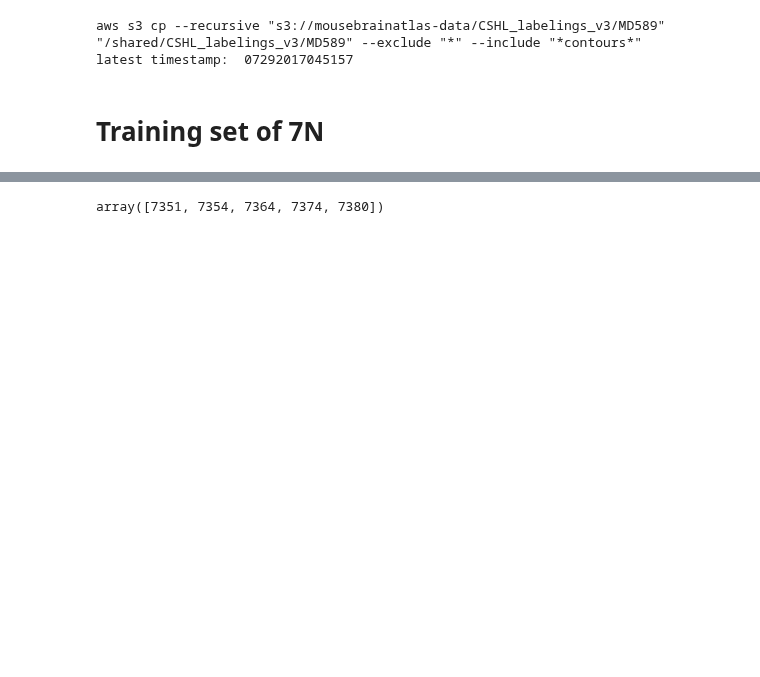
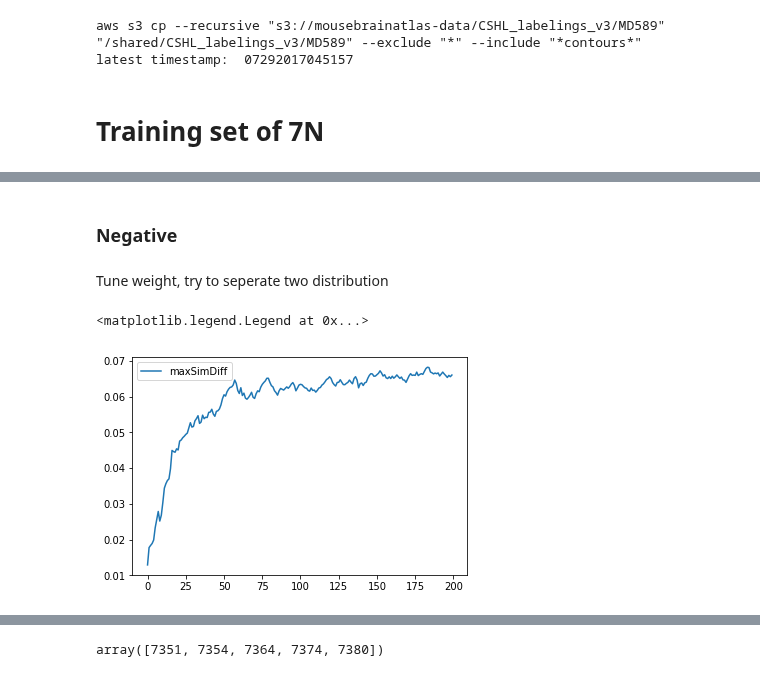
Before and after one commit to xiangjiph/MouseBrainAtlas, a Jupyter notebook: XJ/Blob_detection_v3.3(Analyze whole brain-stem data).ipynb, the cells around one changed output, grey strips where cells are left out. Drawn from its saved outputs; the diff is of its cells as text; code cells hidden in the pictures; blank space fills up the shorter version.

```diff
--- a/XJ/Blob_detection_v3.3(Analyze whole brain-stem data).ipynb
+++ b/XJ/Blob_detection_v3.3(Analyze whole brain-stem data).ipynb
@@ -50,0 +49,3 @@ Folder already exists: /shared/MouseBrainAtlasXiang/XJ/Output/Collect_typical_bl
+# %%
+def fun_similar_ratio(data, threshold_simu):
+    return np.float(np.count_nonzero(data>threshold_simu))/len(data)
@@ -115,7 +134,9 @@ latest timestamp:  07292017045157
 # %%
 structure_name = '7N'
 TBID_in_structure = collections.defaultdict(dict)
+FTBID_in_structure = collections.defaultdict(dict)
 for tempSec in set(section_load_list).intersection(structure_section_list[structure_name]):
     TBID_in_structure[tempSec][structure_name] =  np.where(fun_blobs_in_polygen(typical_blob_props[tempSec]['centroid'], vertice_dic[structure_name][tempSec]))[0]
+    FTBID_in_structure[tempSec][structure_name] = np.where(fun_blobs_in_polygen(false_typical_blob_props[tempSec]['centroid'], vertice_dic[structure_name][tempSec]))[0]
 # %% [markdown]
 # Training set of 7N
@@ -131,0 +175,42 @@ len(typical_blob_props[152]['area'])
+# %% [markdown]
+### Negative
+# %%
+negative_similarity_sec_prop = collections.defaultdict(dict)
+for tempSec in FTBID_in_structure.keys():
+    for tempProp in training_props:
+        temp_sec_prop_similarity = []
+        for tempBID in FTBID_in_structure[tempSec][structure_name]:
+            temp = fun_similarity(false_typical_blob_props[tempSec][tempProp][tempBID],
+                                                  false_matched_blob_props[tempSec][tempProp][FTBID_to_false_matched_blob[tempSec][tempBID]],distance_type=tempProp)
+            temp_sec_prop_similarity += temp
+        negative_similarity_sec_prop[tempSec][tempProp] = temp_sec_prop_similarity
+
+negative_similarity_prop = {}
+for tempProp in training_props:
+    negative_similarity_prop[tempProp] = np.concatenate(tuple([np.array(record[tempProp]) for record in negative_similarity_sec_prop.itervalues()]))
+
+temp_training_data = []
+for tempProp in training_props:
+    temp_training_data.append(negative_similarity_prop[tempProp])
+negative_training_data = np.column_stack(tuple(temp_training_data))
+# %% [markdown]
+Tune weight, try to seperate two distribution
+# %%
+maxSimDiff_scan = []
+threshold_s_scan = []
+tempWeightScan_range = range(0,200)
+for tempWeight1 in tempWeightScan_range:
+    weight = np.array([[100,70,tempWeight1]], dtype=np.float).T
+    weight = weight / np.sum(weight)
+    positive_weighted_similarity = np.dot(positive_training_data, weight)
+    negative_weighted_similarity = np.dot(negative_training_data, weight)
+    threshold_s, maxSimDiff = fun_max_similarity(positive_weighted_similarity, negative_weighted_similarity, plotFig=False)
+    maxSimDiff_scan.append(maxSimDiff)
+    threshold_s_scan.append(threshold_s)
+# %%
+plt.plot(tempWeightScan_range, maxSimDiff_scan,label='maxSimDiff')
+# plt.plot(tempWeightScan_range, threshold_s_scan,label='threshold_sim')
+plt.legend()
+# %% [output]
+<matplotlib.legend.Legend at 0x...>
+[figure, added]
```
Also changed, not shown: parts of 26 cells of this notebook, 3 other files.
